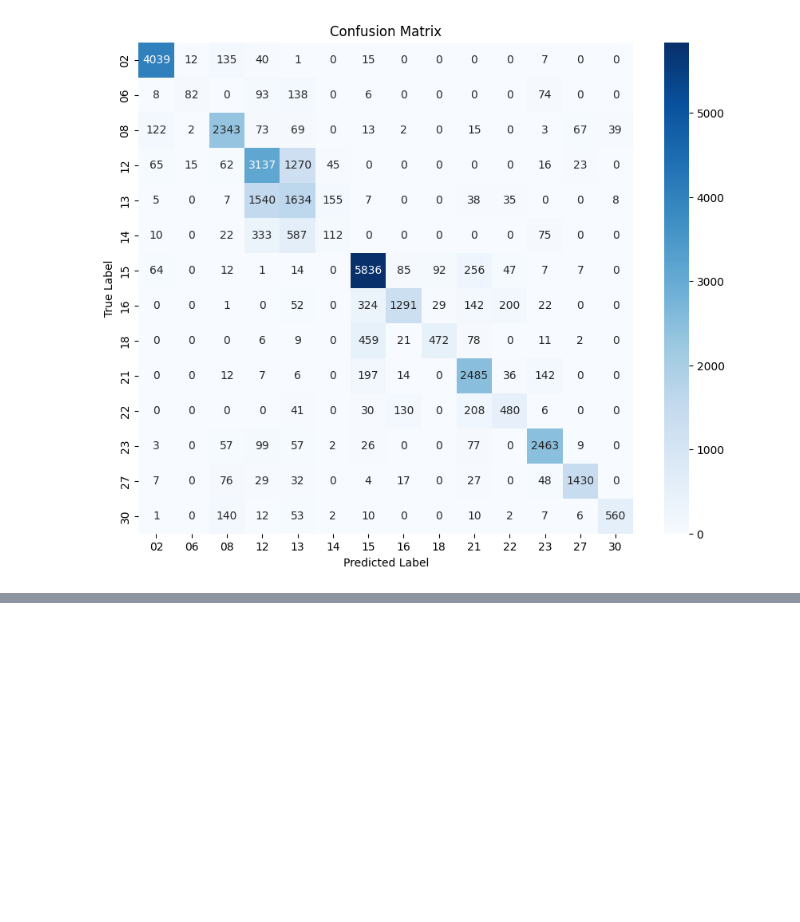
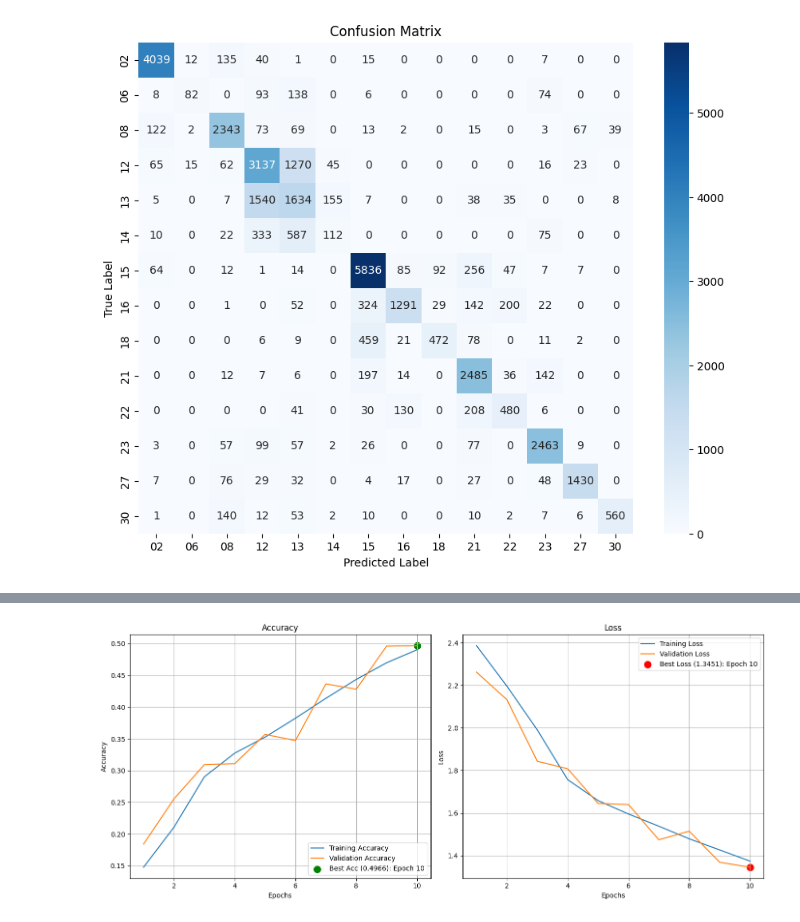
Before and after one commit to MihaiUM2001/CardioQML, a Jupyter notebook: ViewClassification.ipynb, the cells around one changed output, grey strips where cells are left out. Cells and saved outputs as stored; diff of their text form; code cells hidden in the pictures; blank space fills up the shorter version.

Commit message:
2.4 - Testing Models: QNN + HybridResNet+QuantumHead

```diff
--- a/ViewClassification.ipynb
+++ b/ViewClassification.ipynb
@@ -1142,0 +1153,17 @@ weighted avg       0.75      0.75      0.74     35199
+# %%
+model_name_qnn = "HybridQNN"
+model_path_qnn = f"{model_name_qnn}.pth"
+# %%
+quantum_dev = qml.device('default.qubit', wires=n_qubits_qnn)
+
+@qml.qnode(quantum_dev, interface='torch')
+def quantum_circuit(inputs, weights):
+    qml.templates.AngleEmbedding(inputs, wires=range(n_qubits_qnn))
+
+    qml.templates.StronglyEntanglingLayers(weights, wires=range(n_qubits_qnn))
+
+    return [qml.expval(qml.PauliZ(i)) for i in range(n_qubits_qnn)]
+
+weight_shapes = {"weights": (n_layers_qnn, n_qubits_qnn, 3)}
+
+qlayer = qnn.TorchLayer(quantum_circuit, weight_shapes)
@@ -1142,0 +1202,15 @@ weighted avg       0.75      0.75      0.74     35199
+# %%
+model_qnn = HybridQNN(num_classes=num_classes).to(DEVICE)
+
+criterion_qnn = nn.CrossEntropyLoss(weight=class_weights_tensor)
+optimizer_qnn = optim.Adam(model_qnn.parameters(), lr=1e-3)
+
+num_epochs_qnn = 10
+# %%
+trained_model_qnn, history_qnn = train_model(model_name=model_name_qnn,
+                                             model=model_qnn,
+                                             criterion=criterion_qnn,
+                                             optimizer=optimizer_qnn,
+                                             train_loader=train_loader,
+                                             val_loader=val_loader,
+                                             num_epochs=num_epochs_qnn)
@@ -1142,0 +1235,4 @@ weighted avg       0.75      0.75      0.74     35199
+# %%
+plot_learning_curves(history_qnn)
+# %% [output]
+[figure, added]
```
Also changed, not shown: parts of 27 cells of this notebook.
